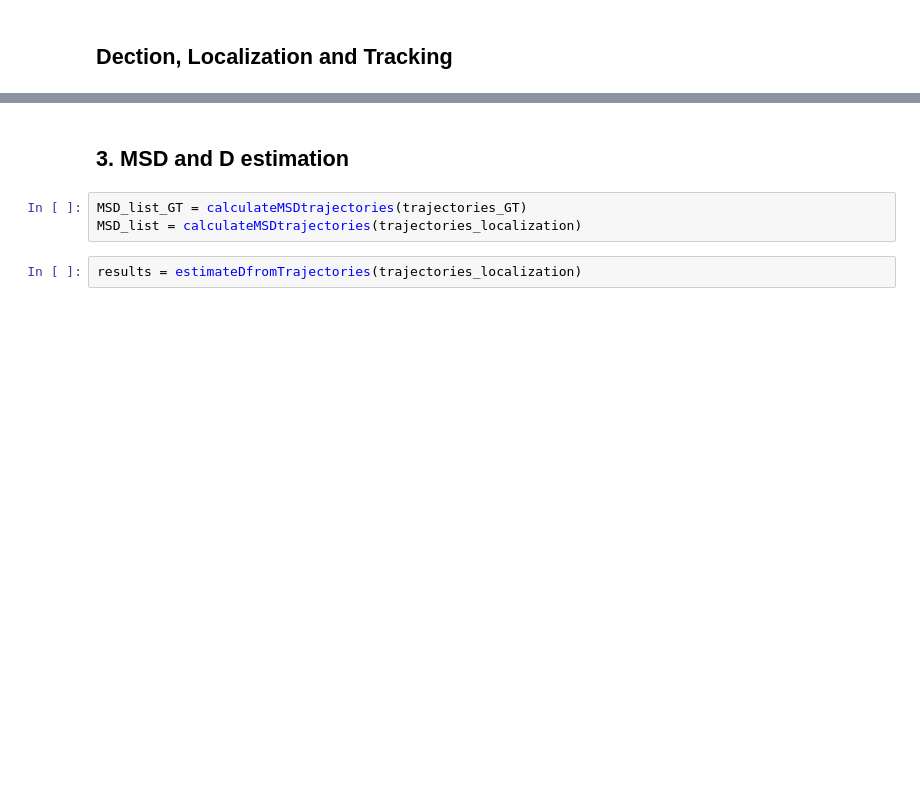
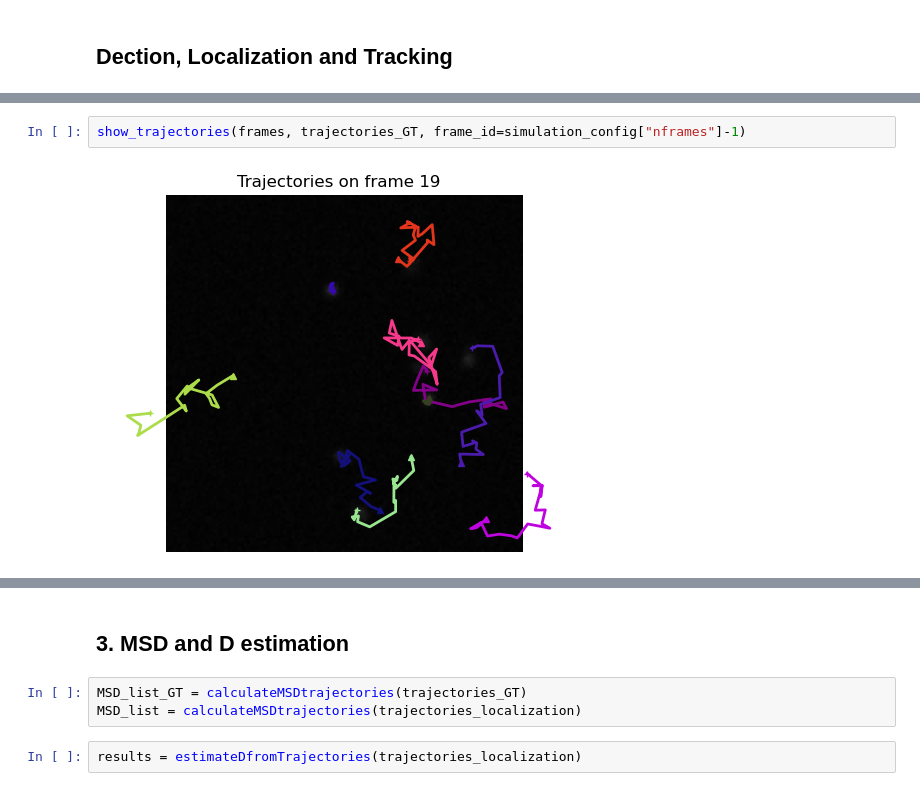
Before and after one commit to armellechr/MICRO-489_SMLM_tracking, a Jupyter notebook: Experiments/SimulatorExperiment.ipynb, the cells around one changed output, grey strips where cells are left out. Drawn from its saved outputs; the diff is of its cells as text; blank space fills up the shorter version.

```diff
--- a/Experiments/SimulatorExperiment.ipynb
+++ b/Experiments/SimulatorExperiment.ipynb
@@ -160,3 +344,7 @@ Trajectory ID: 7, Frames: 4->8, Number of positions: 5, Relabelled: Yes
+# %%
+show_trajectories(frames, trajectories_GT, frame_id=simulation_config["nframes"]-1)
+# %% [output]
+[figure, added]
 # %%
 show_trajectories(frames, trajectories_localization, frame_id=simulation_config["nframes"]-1)
 # %% [output]
```
Also changed, not shown: parts of 9 cells of this notebook, 6 other files.
